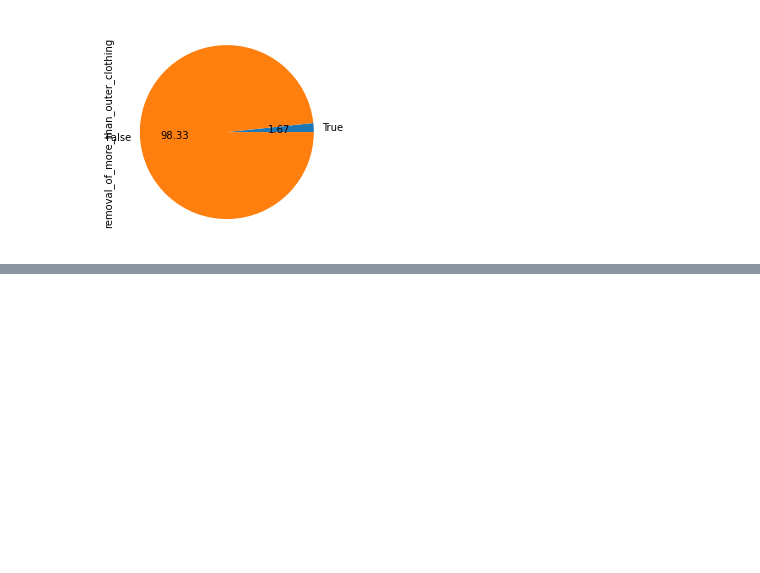
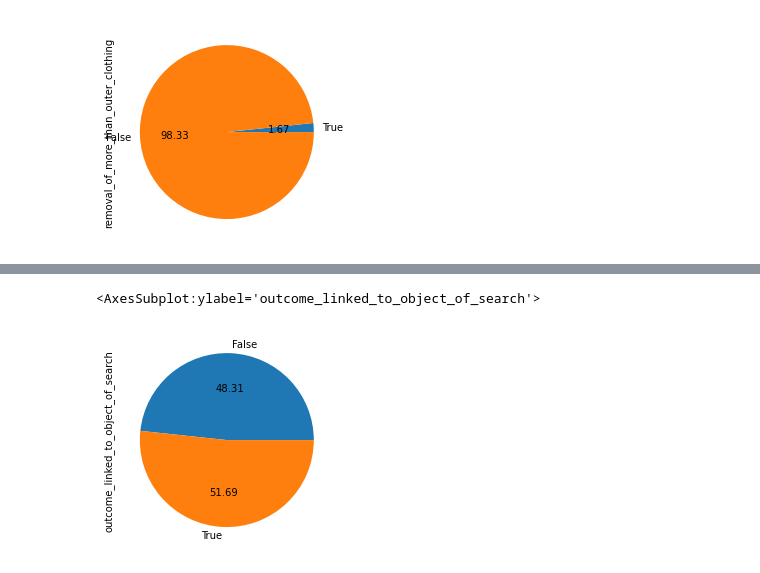
Before and after one commit to Coletterbox/A-Dashboard-Google-Sheets-, a Jupyter notebook: Stop and Search Data.ipynb, the cells around one changed output, grey strips where cells are left out. Saved outputs shown, nothing was run; the diff lists cells and outputs as text; code cells hidden in the pictures; blank space fills up the shorter version.

Commit message:
Add analysis of how often the person was not found with the specific thing being searched for, split by ethnicity

```diff
--- a/Stop and Search Data.ipynb
+++ b/Stop and Search Data.ipynb
@@ -287,0 +308,6 @@ df9['removal_of_more_than_outer_clothing'].value_counts(ascending = True).plot.p
+# %%
+df10 = df.loc[df['officer_defined_ethnicity'] == 'White']
+df10['outcome_linked_to_object_of_search'].value_counts(ascending = True).plot.pie(x = 'outcome_linked_to_object_of_search', autopct = '%.2f')
+# %% [output]
+<AxesSubplot:ylabel='outcome_linked_to_object_of_search'>
+[figure, added]
```
Also changed, not shown: parts of 8 cells of this notebook.
